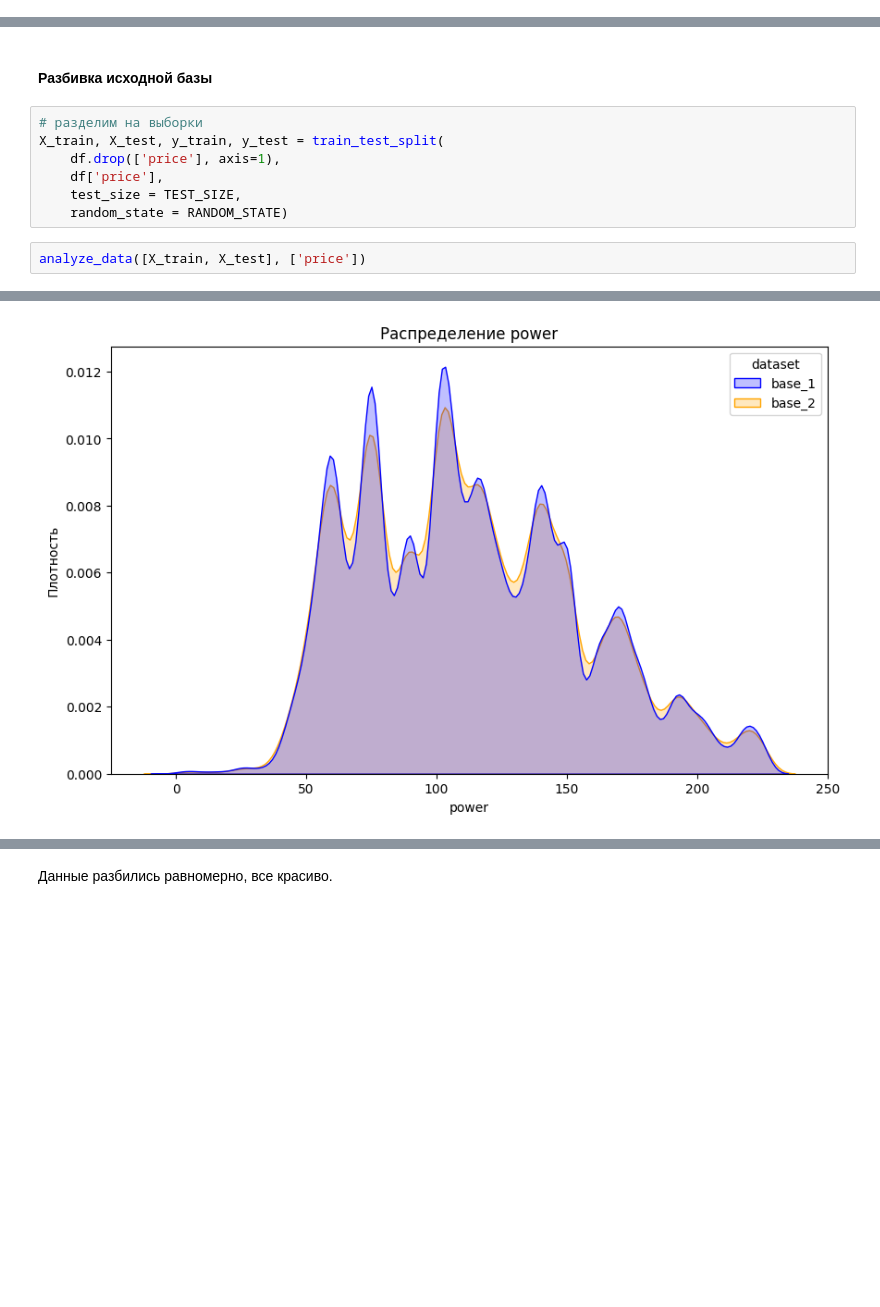
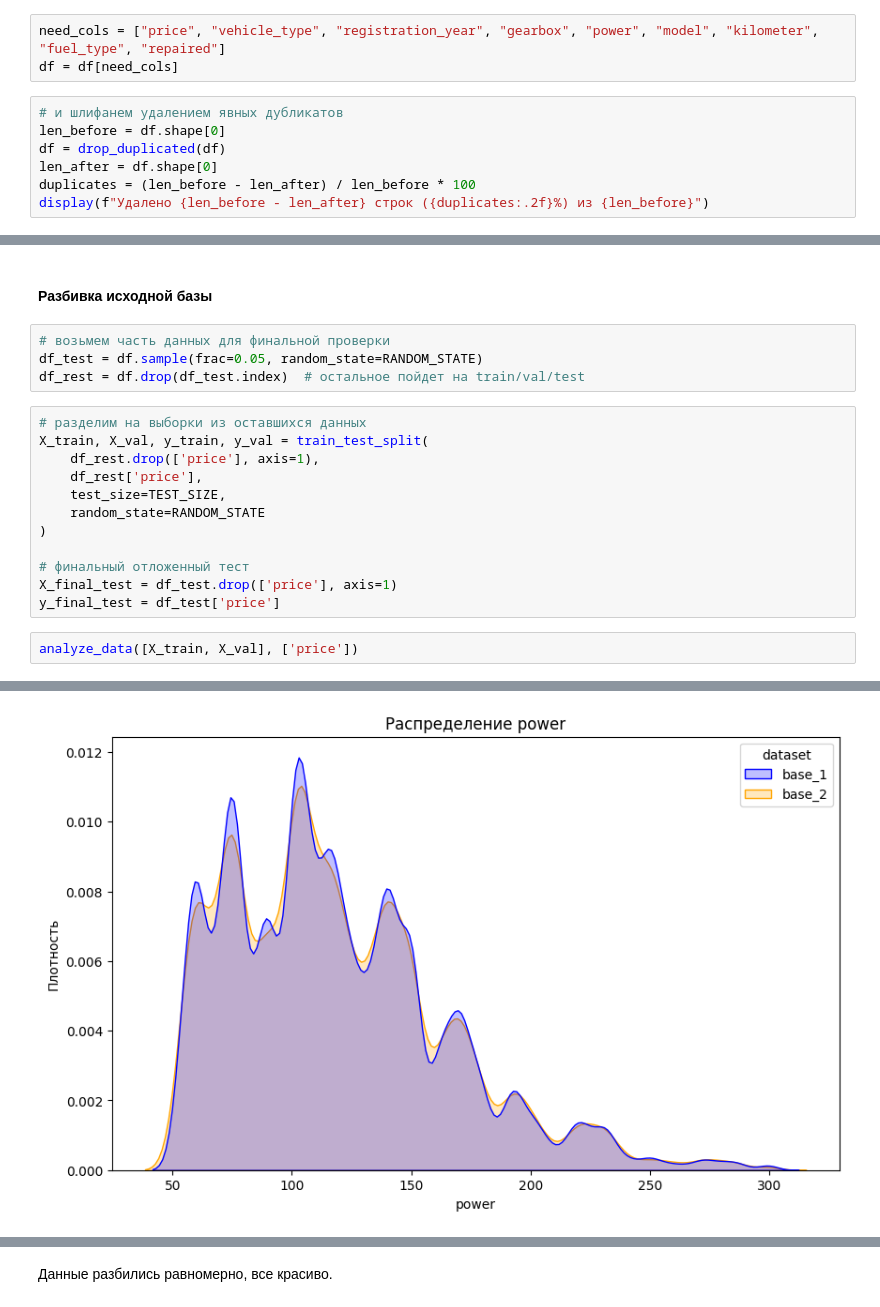
Before and after one commit to Ankudar/yandex_practicum_ds, a Jupyter notebook: 10) Chislennie_metodi/15d5adf9-246c-4b56-a6a8-43d94bd8231e.ipynb, the cells around one changed output, grey strips where cells are left out. Drawn from its saved outputs; the diff is of its cells as text; blank space fills up the shorter version.

```diff
--- a/10) Chislennie_metodi/15d5adf9-246c-4b56-a6a8-43d94bd8231e.ipynb
+++ b/10) Chislennie_metodi/15d5adf9-246c-4b56-a6a8-43d94bd8231e.ipynb
@@ -602,0 +825,10 @@ plot_categorical_columns(df, col=None, target=None)
+# %%
+need_cols = ["price", "vehicle_type", "registration_year", "gearbox", "power", "model", "kilometer", "fuel_type", "repaired"]
+df = df[need_cols]
+# %%
+# и шлифанем удалением явных дубликатов
+len_before = df.shape[0]
+df = drop_duplicated(df)
+len_after = df.shape[0]
+duplicates = (len_before - len_after) / len_before * 100
+display(f"Удалено {len_before - len_after} строк ({duplicates:.2f}%) из {len_before}")
@@ -626,13 +889,22 @@ plot_categorical_columns(df, col=None, target=None)
 ### Подготовим данные для обучения
 # %% [markdown]
 #### Разбивка исходной базы
+# %%
+# возьмем часть данных для финальной проверки
+df_test = df.sample(frac=0.05, random_state=RANDOM_STATE)
+df_rest = df.drop(df_test.index)  # остальное пойдет на train/val/test
 # %%
-# разделим на выборки
-X_train, X_test, y_train, y_test = train_test_split(
-    df.drop(['price'], axis=1),
-    df['price'],
-    test_size = TEST_SIZE,
-    random_state = RANDOM_STATE)
+# разделим на выборки из оставшихся данных
+X_train, X_val, y_train, y_val = train_test_split(
+    df_rest.drop(['price'], axis=1),
+    df_rest['price'],
+    test_size=TEST_SIZE,
+    random_state=RANDOM_STATE
+)
+
+# финальный отложенный тест
+X_final_test = df_test.drop(['price'], axis=1)
+y_final_test = df_test['price']
 # %%
-analyze_data([X_train, X_test], ['price'])
+analyze_data([X_train, X_val], ['price'])
 # %% [output]
@@ -640 +912 @@ analyze_data([X_train, X_test], ['price'])
-[figure, old version]
+[figure, new version]
```
Also changed, not shown: parts of 60 cells of this notebook.
